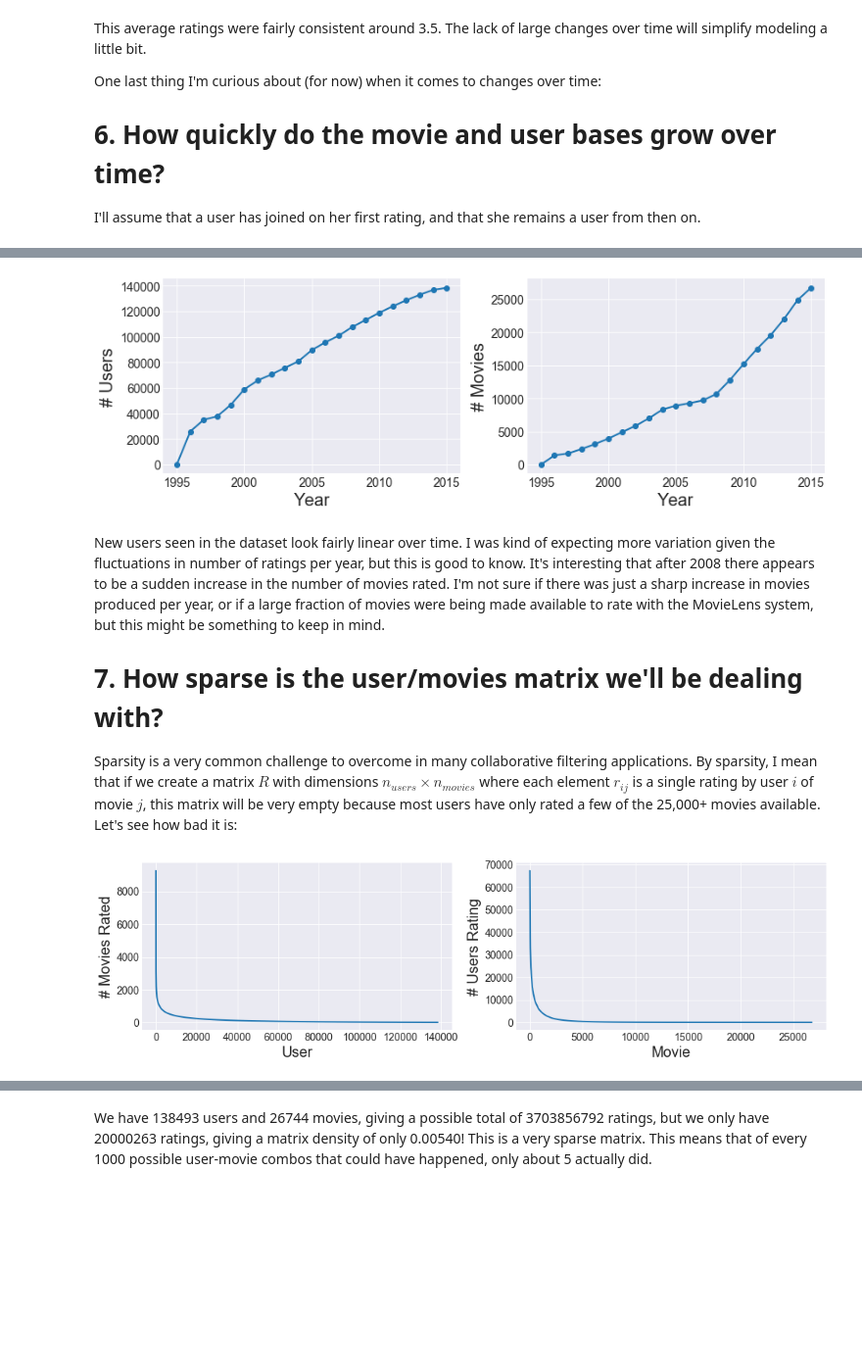
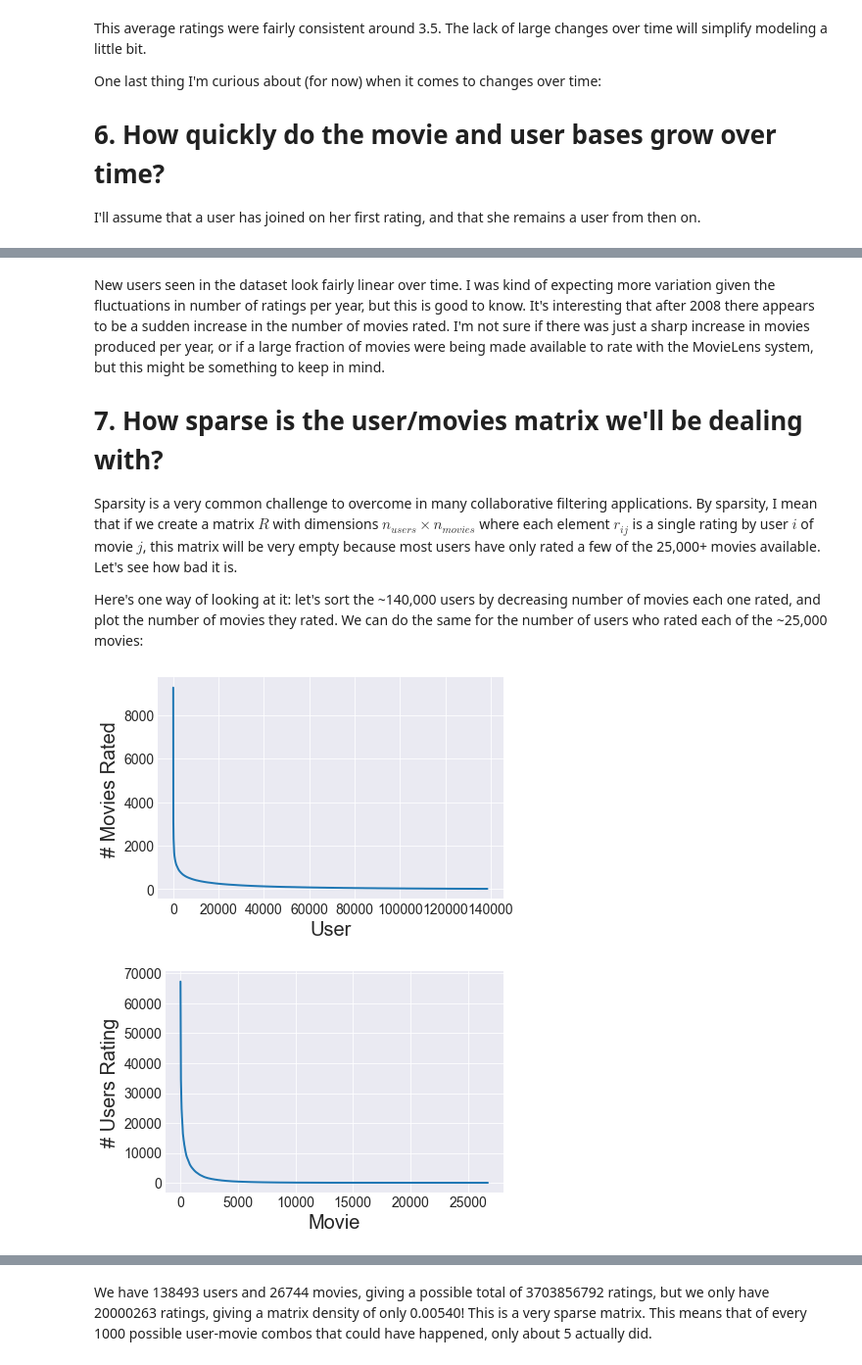
Before and after one commit to benlindsay/movielens-analysis, a Jupyter notebook: notebooks/01_Initial_Ratings_EDA.ipynb, the cells around one changed output, grey strips where cells are left out. Shown: that part at 98% size. Cells and saved outputs as stored; diff of their text form; code cells hidden in the pictures; blank space fills up the shorter version.

```diff
--- a/notebooks/01_Initial_Ratings_EDA.ipynb
+++ b/notebooks/01_Initial_Ratings_EDA.ipynb
@@ -169,34 +187,25 @@ for year in years:
-# %%
-# <!-- collapse=True -->
-fig, (ax0, ax1) = plt.subplots(1, 2, figsize=(12, 4))
-ax0.plot(years, n_users, 'o-')
-ax0.set_xlabel('Year')
-ax0.set_ylabel('# Users')
-ax1.plot(years, n_movies, 'o-')
-ax1.set_xlabel('Year')
-ax1.set_ylabel('# Movies')
-plt.tight_layout()
-plt.show()
-# %% [output]
-[figure, removed]
 # %% [markdown]
 New users seen in the dataset look fairly linear over time. I was kind of expecting more variation given the fluctuations in number of ratings per year, but this is good to know. It's interesting that after 2008 there appears to be a sudden increase in the number of movies rated. I'm not sure if there was just a sharp increase in movies produced per year, or if a large fraction of movies were being made available to rate with the MovieLens system, but this might be something to keep in mind.
 
 # 7. How sparse is the user/movies matrix we'll be dealing with?
 
-Sparsity is a very common challenge to overcome in many collaborative filtering applications. By sparsity, I mean that if we create a matrix $R$ with dimensions $n_{users} \times n_{movies}$ where each element $r_{ij}$ is a single rating by user $i$ of movie $j$, this matrix will be very empty because most users have only rated a few of the 25,000+ movies available. Let's see how bad it is:
+Sparsity is a very common challenge to overcome in many collaborative filtering applications. By sparsity, I mean that if we create a matrix $R$ with dimensions $n_{users} \times n_{movies}$ where each element $r_{ij}$ is a single rating by user $i$ of movie $j$, this matrix will be very empty because most users have only rated a few of the 25,000+ movies available. Let's see how bad it is.
+
+Here's one way of looking at it: let's sort the ~140,000 users by decreasing number of movies each one rated, and plot the number of movies they rated. We can do the same for the number of users who rated each of the ~25,000 movies:
 # %%
 # <!-- collapse=True -->
 user_counts = ratings_df['userId'].value_counts()
 movie_counts = ratings_df['movieId'].value_counts()
-fig, (ax0, ax1) = plt.subplots(1, 2, figsize=(14, 4))
-ax0.plot(user_counts.values)
-ax0.set_xlabel('User')
-ax0.set_ylabel('# Movies Rated')
-ax1.plot(movie_counts.values)
-ax1.set_xlabel('Movie')
-ax1.set_ylabel('# Users Rating')
+plt.plot(user_counts.values)
+plt.xlabel('User')
+plt.ylabel('# Movies Rated')
 plt.tight_layout()
 plt.show()
+plt.plot(movie_counts.values)
+plt.xlabel('Movie')
+plt.ylabel('# Users Rating')
+plt.tight_layout()
+plt.show()
 # %% [output]
-[figure, old version]
+[figure, new version]
+[figure, added]
```
Also changed, not shown: parts of 16 cells of this notebook.
